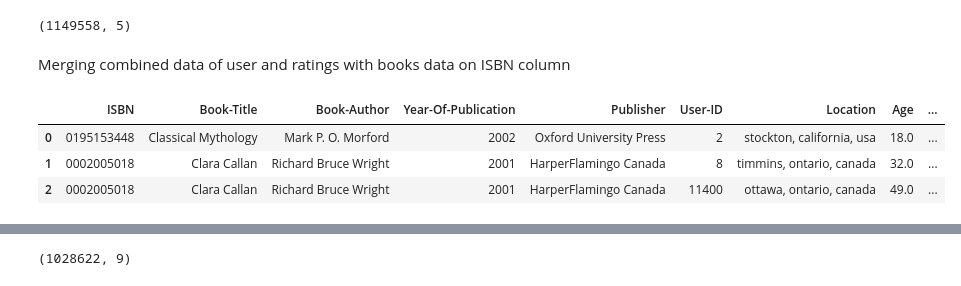
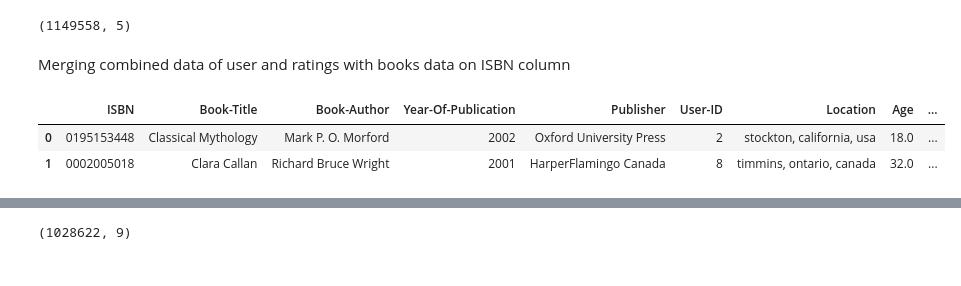
Before and after one commit to ruth-kitasi/Online-Book-Recommender-System, a Jupyter notebook: notebooks/Agatha.ipynb, the cells around one changed output, grey strips where cells are left out. Drawn from its saved outputs; the diff is of its cells as text; code cells hidden in the pictures.

Commit message:
cleaning merged dataframe

```diff
--- a/notebooks/Agatha.ipynb
+++ b/notebooks/Agatha.ipynb
@@ -300,12 +300,11 @@ Merging combined data of user and ratings with books data on ISBN column
 merged_df=pd.merge(books_df,user_ratings_df, on='ISBN')
 # %%
 #head of all 3 merged dataframe
-merged_df.head(3)
+merged_df.head(2)
 # %% [output]
 |  | ISBN | Book-Title | Book-Author | Year-Of-Publication | Publisher | User-ID | Location | Age | ... |
 | 0 | 0195153448 | Classical Mythology | Mark P. O. Morford | 2002 | Oxford University Press | 2 | stockton, california, usa | 18.0 | ... |
 | 1 | 0002005018 | Clara Callan | Richard Bruce Wright | 2001 | HarperFlamingo Canada | 8 | timmins, ontario, canada | 32.0 | ... |
-| 2 | 0002005018 | Clara Callan | Richard Bruce Wright | 2001 | HarperFlamingo Canada | 11400 | ottawa, ontario, canada | 49.0 | ... |
 # %%
 # check summary
 merged_df.info()
```
Also changed, not shown: parts of 5 cells of this notebook.
